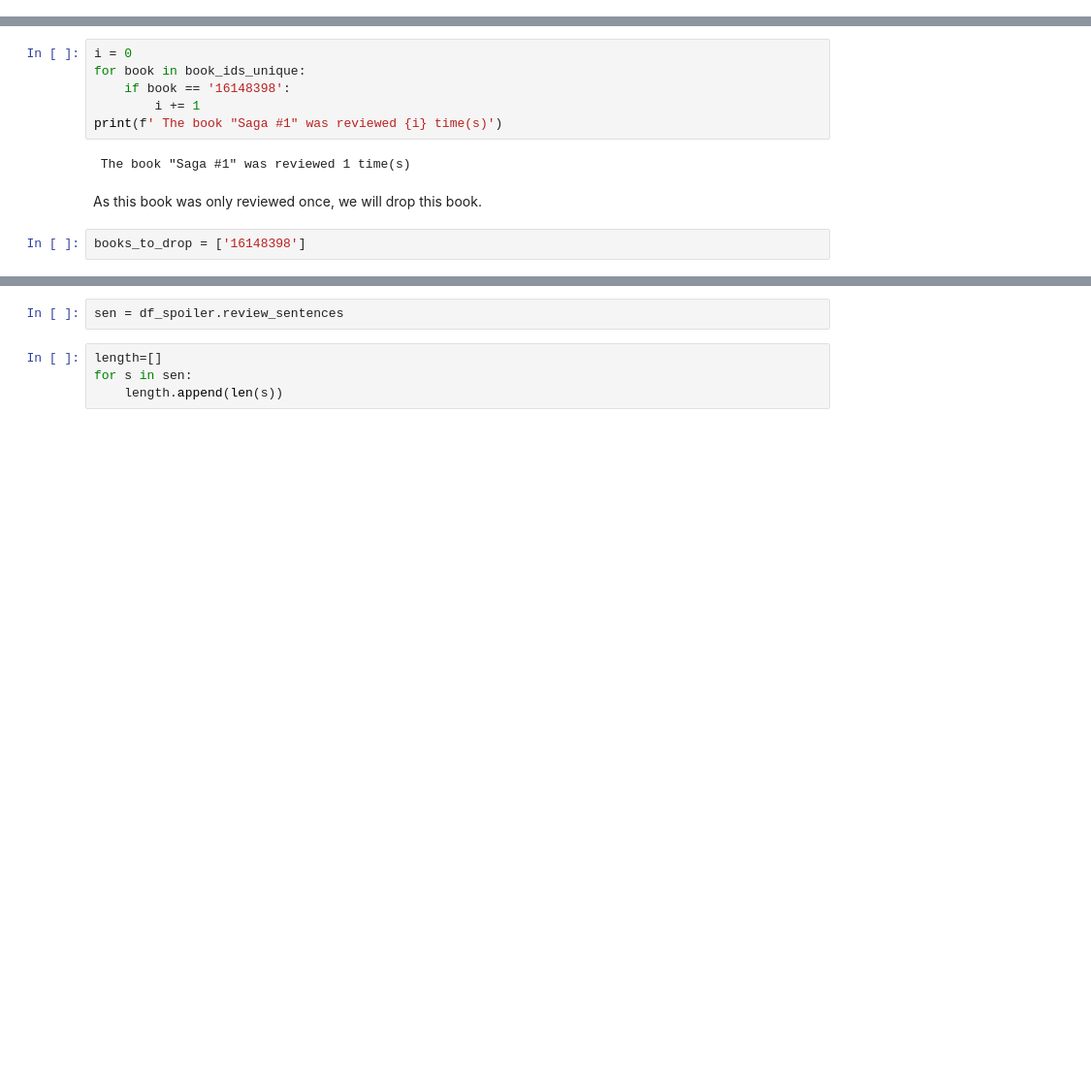
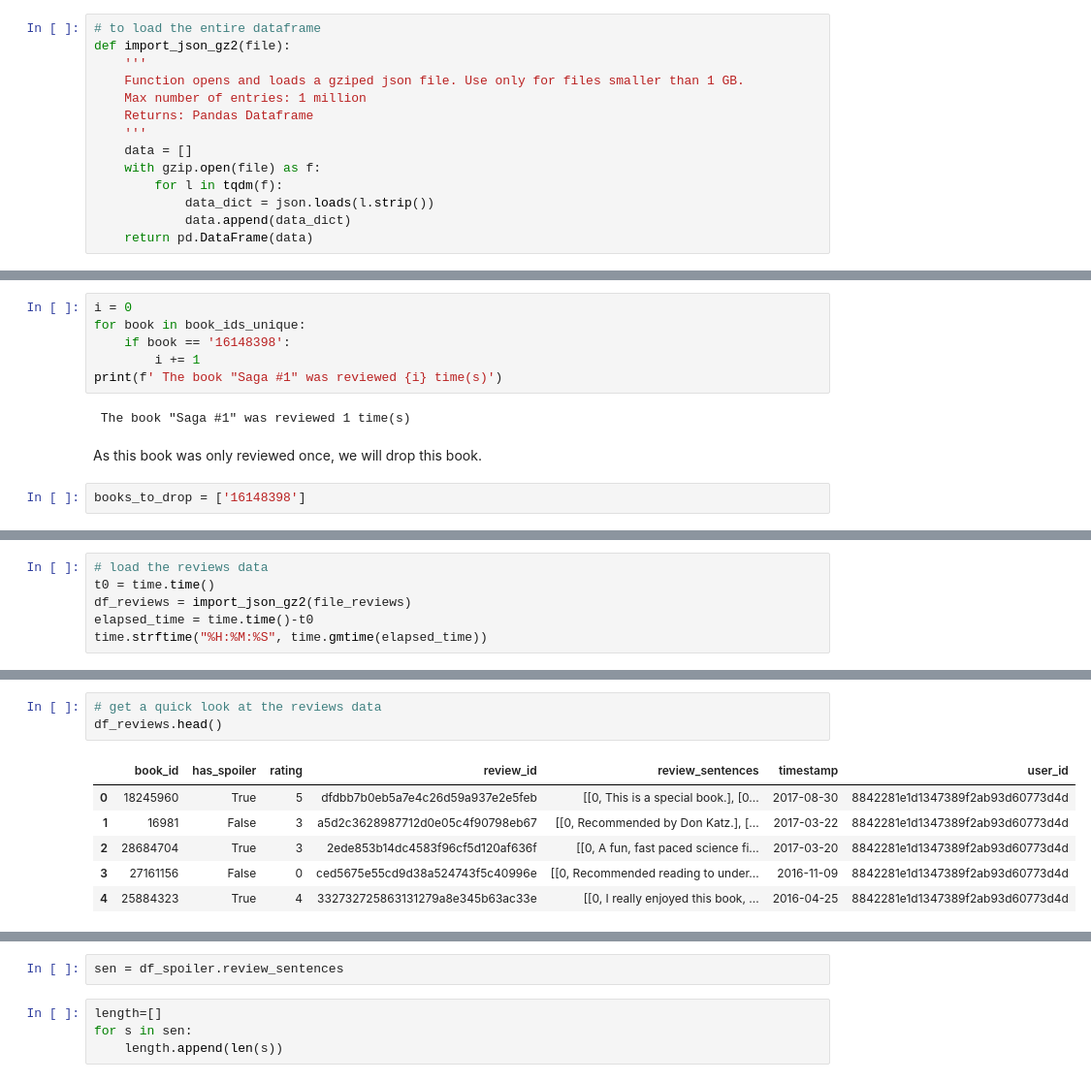
Before and after one commit to GHabeck/202011_capstone_project, a Jupyter notebook: spoiler reviews.ipynb, the cells around one changed output, grey strips where cells are left out. Shown at 97% size. Saved outputs shown, nothing was run; the diff lists cells and outputs as text; blank space fills up the shorter version.

```diff
--- a/spoiler reviews.ipynb
+++ b/spoiler reviews.ipynb
@@ -36,6 +51,20 @@ def import_json_gz(file,limit = 1000000):
             if count == limit:
                 break
     return pd.DataFrame(data)
+# %%
+# to load the entire dataframe
+def import_json_gz2(file):
+    '''
+    Function opens and loads a gziped json file. Use only for files smaller than 1 GB.
+    Max number of entries: 1 million
+    Returns: Pandas Dataframe
+    '''
+    data = []
+    with gzip.open(file) as f:
+        for l in tqdm(f):
+            data_dict = json.loads(l.strip())
+            data.append(data_dict)
+    return pd.DataFrame(data)
 # %%
 # files that will be used
 # file_meta contains meta data for books
@@ -381,0 +420,6 @@ stats.items()
+# %%
+# load the reviews data
+t0 = time.time()
+df_reviews = import_json_gz2(file_reviews)
+elapsed_time = time.time()-t0
+time.strftime("%H:%M:%S", time.gmtime(elapsed_time))
@@ -381,0 +428,10 @@ stats.items()
+# %%
+# get a quick look at the reviews data
+df_reviews.head()
+# %% [output]
+|  | book_id | has_spoiler | rating | review_id | review_sentences | timestamp | user_id |
+| 0 | 18245960 | True | 5 | dfdbb7b0eb5a7e4c26d59a937e2e5feb | [[0, This is a special book.], [0... | 2017-08-30 | 8842281e1d1347389f2ab93d60773d4d |
+| 1 | 16981 | False | 3 | a5d2c3628987712d0e05c4f90798eb67 | [[0, Recommended by Don Katz.], [... | 2017-03-22 | 8842281e1d1347389f2ab93d60773d4d |
+| 2 | 28684704 | True | 3 | 2ede853b14dc4583f96cf5d120af636f | [[0, A fun, fast paced science fi... | 2017-03-20 | 8842281e1d1347389f2ab93d60773d4d |
+| 3 | 27161156 | False | 0 | ced5675e55cd9d38a524743f5c40996e | [[0, Recommended reading to under... | 2016-11-09 | 8842281e1d1347389f2ab93d60773d4d |
+| 4 | 25884323 | True | 4 | 332732725863131279a8e345b63ac33e | [[0, I really enjoyed this book, ... | 2016-04-25 | 8842281e1d1347389f2ab93d60773d4d |
```
Also changed, not shown: parts of 63 cells of this notebook.
